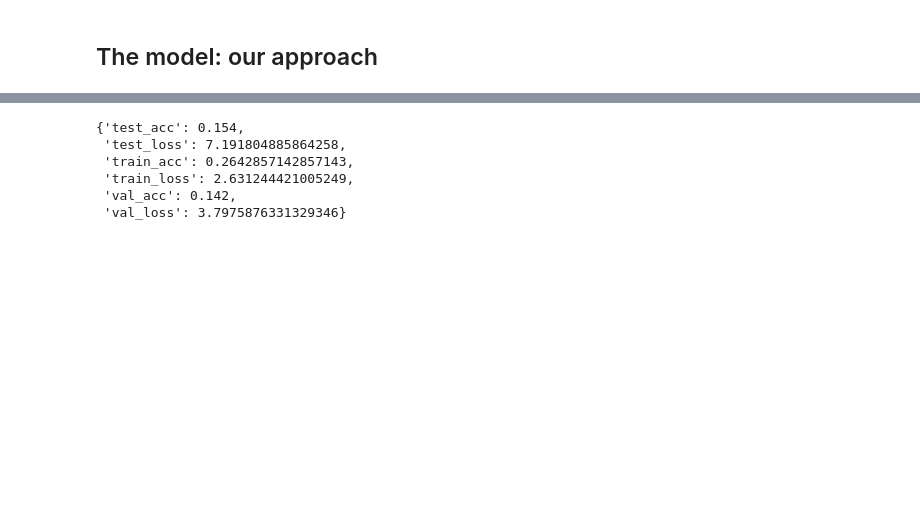
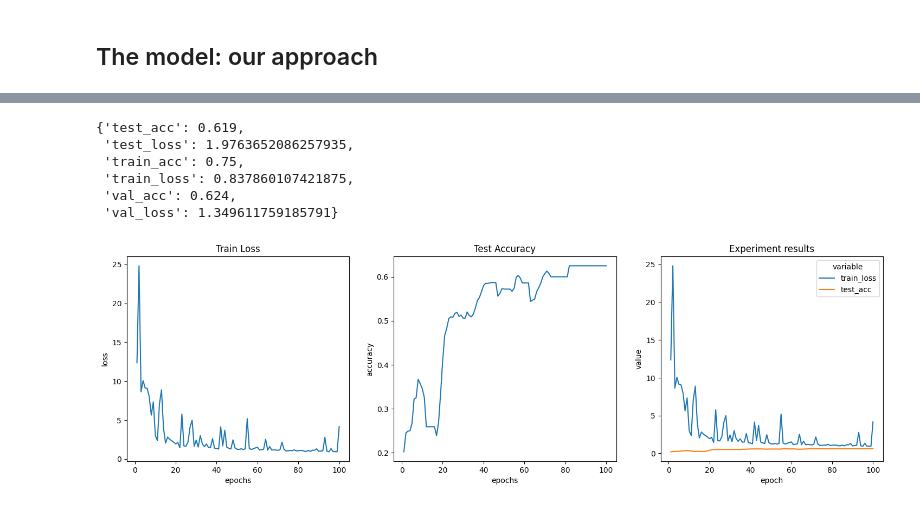
Before and after one commit to achrafash/gnn-receptive-fields, a Jupyter notebook: 01_experiment.ipynb, the cells around one changed output, grey strips where cells are left out. Saved outputs shown, nothing was run; the diff lists cells and outputs as text; code cells hidden in the pictures; blank space fills up the shorter version.

```diff
--- a/01_experiment.ipynb
+++ b/01_experiment.ipynb
@@ -502,0 +609,15 @@ Val Loss: 3.7976, Test Accuracy: 0.154 ± nan, Duration: 55.375
+# %%
+def train(model: torch.nn.Module, optimizer: torch.optim.Optimizer,
+          data: type(G), all_edge_index: list):
+    """Performs one training step
+    """
+
+    model.train()
+    optimizer.zero_grad()
+
+    out = model(data.x, all_edge_index)
+
+    loss = F.nll_loss(out[data.train_mask], data.y[data.train_mask])
+    loss.backward()
+    optimizer.step()
+    return loss
@@ -502,0 +742,2 @@ Val Loss: 3.7976, Test Accuracy: 0.154 ± nan, Duration: 55.375
+# %%
+all_edge_index, _ = get_all_hops(G.edge_index, k=6)
@@ -502,0 +747,6 @@ Val Loss: 3.7976, Test Accuracy: 0.154 ± nan, Duration: 55.375
+# %%
+train_losses, test_accs = run(data=G, model=model,
+                              all_edge_index=all_edge_index,
+                              runs=1, epochs=100,
+                              lr=0.01, weight_decay=0.0005,
+                              early_stopping=0, initialize=False)
@@ -503,9 +765,30 @@ Val Loss: 3.7976, Test Accuracy: 0.154 ± nan, Duration: 55.375
 # %%
-evaluate(model, G)
+evaluate(model=model, data=G, all_edge_index=all_edge_index)
 # %% [output]
-{'test_acc': 0.154,
- 'test_loss': 7.191804885864258,
- 'train_acc': 0.2642857142857143,
- 'train_loss': 2.631244421005249,
- 'val_acc': 0.142,
- 'val_loss': 3.7975876331329346}
+{'test_acc': 0.619,
+ 'test_loss': 1.9763652086257935,
+ 'train_acc': 0.75,
+ 'train_loss': 0.837860107421875,
+ 'val_acc': 0.624,
+ 'val_loss': 1.349611759185791}
+# %%
+# credits to: https://stackoverflow.com/a/43131357/11805354
+
+data = pd.DataFrame({
+    'epoch': range(1, 101),
+    'train_loss': train_losses,
+    'test_acc': test_accs,
+})
+
+plt.rcParams['figure.figsize'] = [18, 5]
+plt.rcParams['figure.dpi'] = 100
+
+fig, ax =plt.subplots(1,3)
+
+sn.lineplot(x=range(1, 101), y=train_losses, ax=ax[0]).set(xlabel="epochs", ylabel="loss", title="Train Loss")
+sn.lineplot(x=range(1, 101), y=test_accs, ax=ax[1]).set(xlabel="epochs", ylabel="accuracy", title="Test Accuracy")
+sn.lineplot(x='epoch', y='value', hue='variable', data=pd.melt(data, ['epoch']), ax=ax[2]).set(title="Experiment results")
+
+fig.show()
+# %% [output]
+[figure, added]
```
Also changed, not shown: parts of 21 cells of this notebook.
